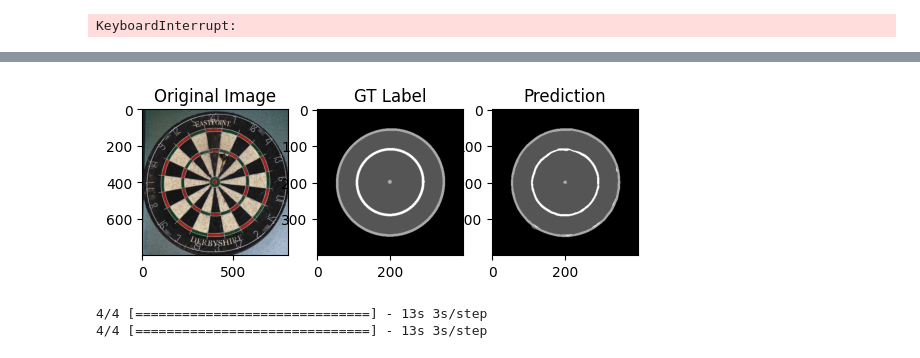
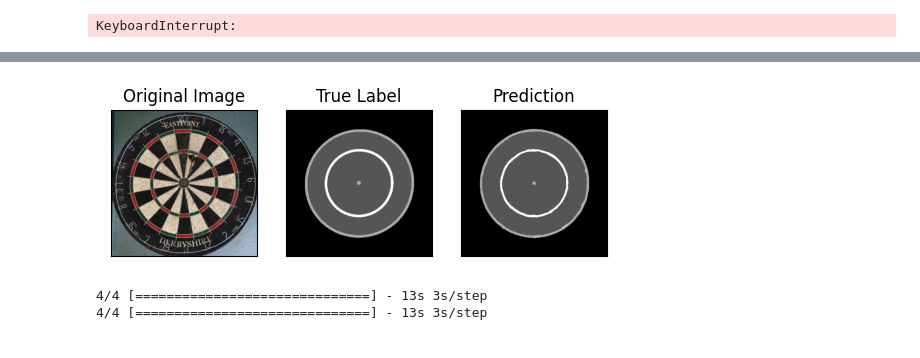
Before and after one commit to Soleer/deepdart_aml, a Jupyter notebook: nnU-Net _ring.ipynb, the cells around one changed output, grey strips where cells are left out. Saved outputs shown, nothing was run; the diff lists cells and outputs as text; code cells hidden in the pictures.

```diff
--- a/nnU-Net _ring.ipynb
+++ b/nnU-Net _ring.ipynb
@@ -306,25 +306,25 @@ val = np.argmax(val,axis=2)
 # %%
 fig, (ax1,ax2,ax3) = plt.subplots(1,3)
 ax1.imshow(plt.imread(val_img_list[0][0]))
-ax1.get_xaxis().set_visible('off')
-ax1.get_yaxis().set_visible('off')
+ax1.get_xaxis().set_visible(False)
+ax1.get_yaxis().set_visible(False)
 ax1.set_title('Original Image')
 
 ax2.imshow(np.dot(y_val[0],scores),cmap='gray')
-ax2.get_xaxis().set_visible('off')
-ax2.get_yaxis().set_visible('off')
-ax2.set_title('GT Label')
+ax2.get_xaxis().set_visible(False)
+ax2.get_yaxis().set_visible(False)
+ax2.set_title('True Label')
 
 ax3.imshow(val,cmap='gray')
-ax3.get_xaxis().set_visible('off')
-ax3.get_yaxis().set_visible('off')
+ax3.get_xaxis().set_visible(False)
+ax3.get_yaxis().set_visible(False)
 ax3.set_title('Prediction')
 plt.savefig("dart_prediction.png", dpi=300)
 plt.show()
 
 #imwrite('val
 # %% [output]
-[figure, old version]
+[figure, new version]
 # %%
 UNet.compile(
     loss = combo_loss,
```
Also changed, not shown: parts of 1 cell of this notebook, 9 other files.
